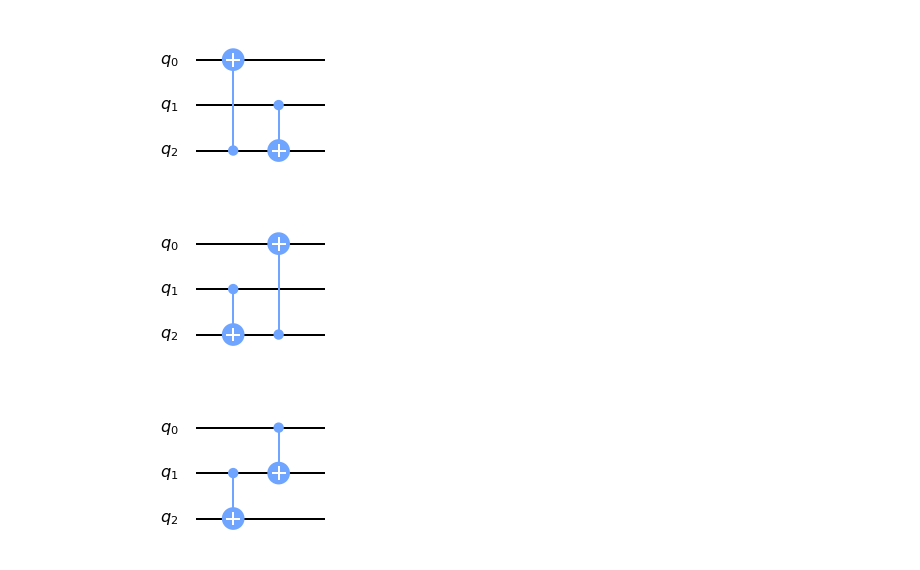
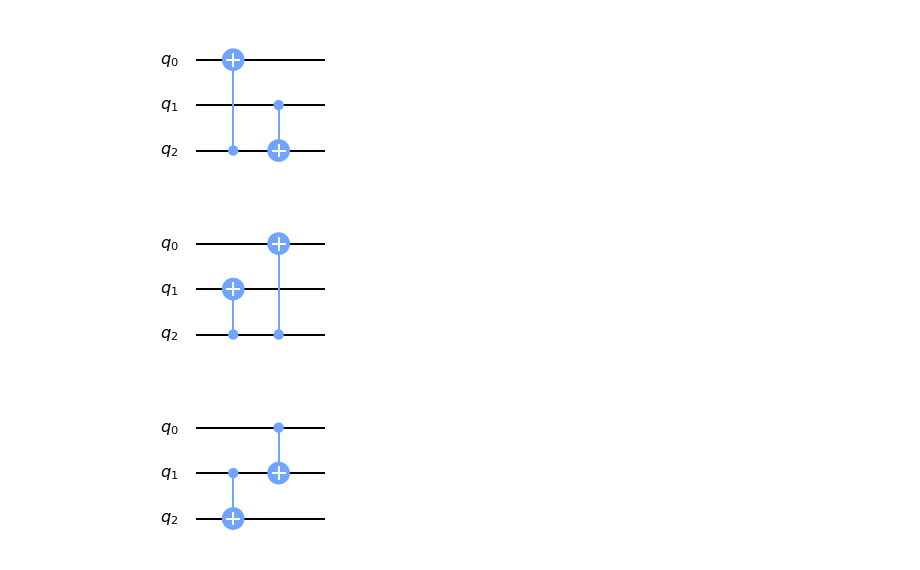
Before and after one commit to maggie-bao202/Quantum-Decoherence, a Jupyter notebook: Kernals.ipynb, the cells around one changed output. Saved outputs shown, nothing was run; the diff lists cells and outputs as text; code cells hidden in the pictures.

```diff
--- a/Kernals.ipynb
+++ b/Kernals.ipynb
@@ -201,11 +201,11 @@ c.draw(output='mpl')
 # %% [output]
 [figure]
 # %%
-#[A02, A1, A12]
+#[A02, A1, A12] 24
 c = QuantumCircuit(3)
-c.cx(1,2)
+c.cx(2,1)
 c.cx(2,0)
 c.draw(output='mpl')
 # %% [output]
-[figure, old version]
+[figure, new version]
 # %%
```
Also changed, not shown: parts of 5 cells of this notebook.
